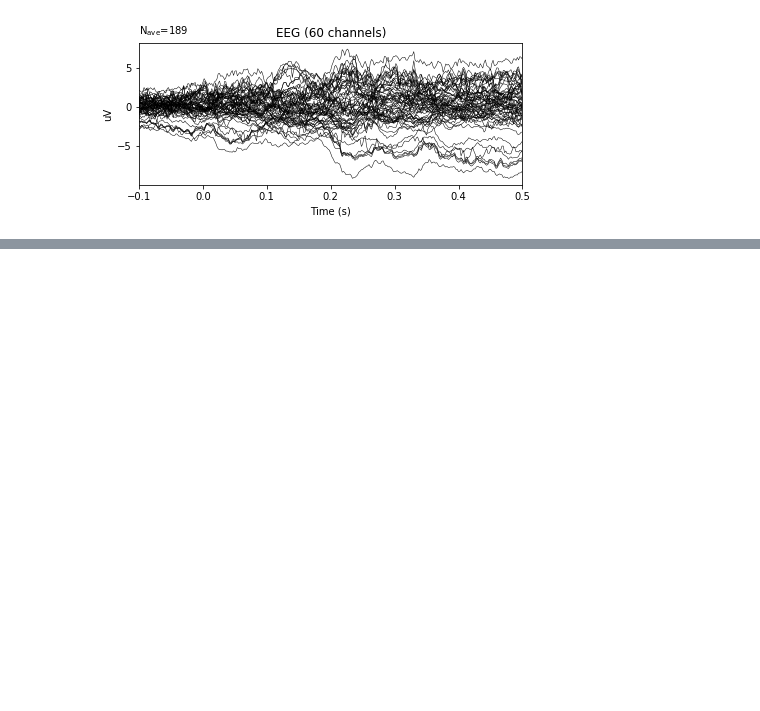
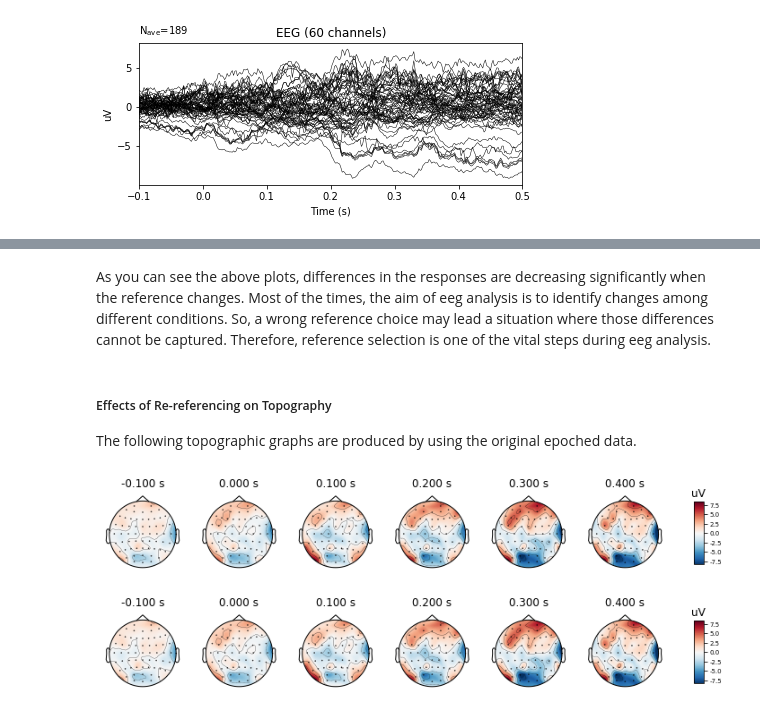
Before and after one commit to aath0/AlgorithmsNeuroscience, a Jupyter notebook: Tutorials/Referencing for EEG data.ipynb, the cells around one changed output, grey strips where cells are left out. Drawn from its saved outputs; the diff is of its cells as text; code cells hidden in the pictures; blank space fills up the shorter version.

```diff
--- a/Tutorials/Referencing for EEG data.ipynb
+++ b/Tutorials/Referencing for EEG data.ipynb
@@ -66,0 +108,13 @@ Removing existing average EEG reference projection.
+# %% [markdown]
+As you can see the above plots, differences in the responses are decreasing significantly when the reference changes. Most of the times, the aim of eeg analysis is to identify changes among different conditions. So, a wrong reference choice may lead a situation where those differences cannot be captured. Therefore, reference selection is one of the vital steps during eeg analysis.
+# %% [markdown]
+##### Effects of Re-referencing on Topography
+The following topographic graphs are produced by using the original epoched data.
+# %%
+import numpy as np
+%matplotlib inline
+times = np.arange(-0.1, 0.5, 0.1)
+epochs.average().plot_topomap(times, ch_type='eeg')
+# %% [output]
+[figure, added]
+[figure, added]
```
Also changed, not shown: parts of 14 cells of this notebook.
